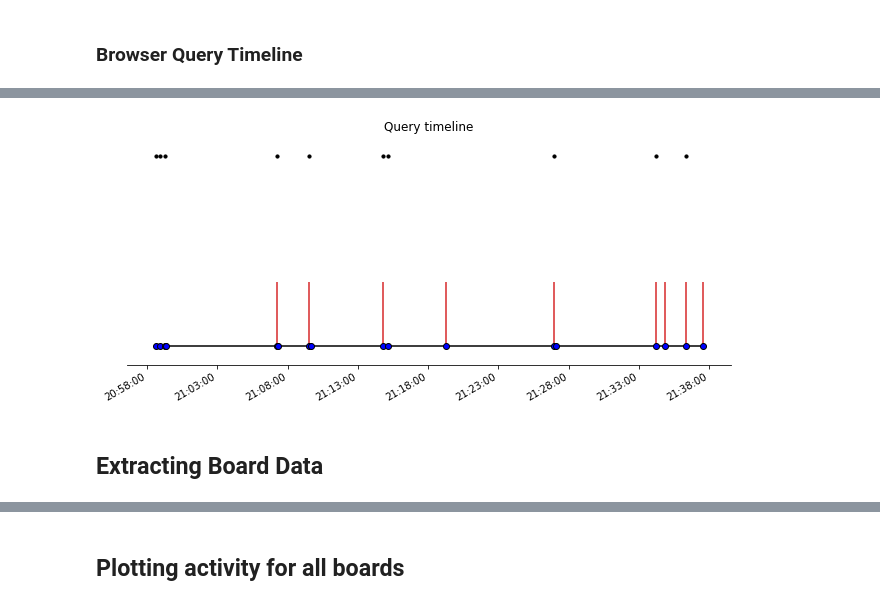
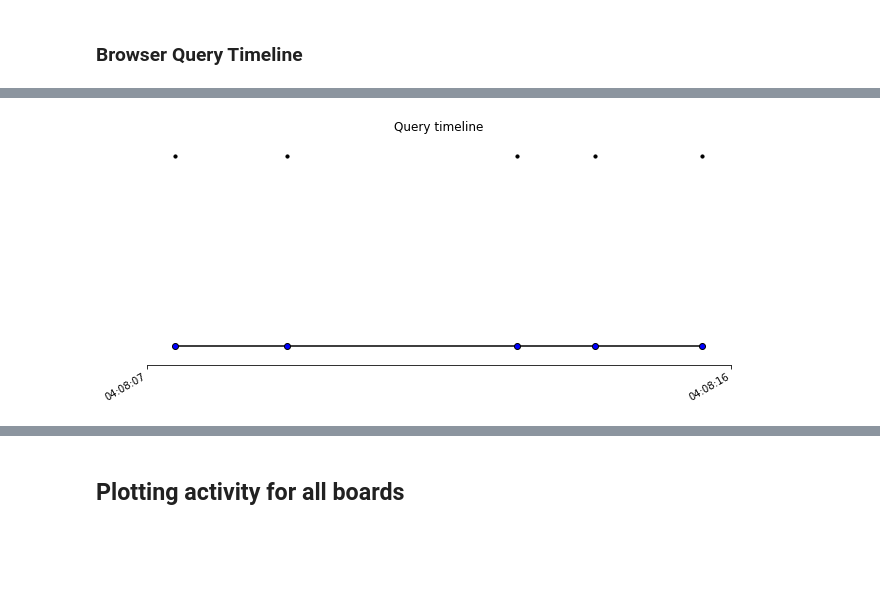
Before and after one commit to creativecolab/IntegratedSearch, a Jupyter notebook: DataAnalysis/DataCollection.ipynb, the cells around one changed output, grey strips where cells are left out. Cells and saved outputs as stored; diff of their text form; code cells hidden in the pictures; blank space fills up the shorter version.

```diff
--- a/DataAnalysis/DataCollection.ipynb
+++ b/DataAnalysis/DataCollection.ipynb
@@ -172,3 +150,4 @@ sidebarOpened_dict
 # %%
-browserHistory = db.child('browser_history').get()
-browserHistory = browserHistory.val()
+browser_df_joined =pd.read_csv('browser_df.csv')
+browser_df_joined['timestamp']= pd.to_datetime(browser_df_joined['timestamp'])
+browser_df_joined
@@ -290,25 +185,0 @@ suggestion_df[suggestion_df['boardId']=='o9J_lwi6_1c=']
-# %%
-browser_df_joined=browser_df.join(boardInfo,on='boardId', how='inner')#.sort_values(by='webpagesVisited')
-suggestion_df_joined=suggestion_df.join(boardInfo,on='boardId', how='inner')
-#suggestion_df_joined[suggestion_df_joined.suggestionText=='Biomedical waste']
-#suggestion_df_joined.groupby(['suggestionText']).size().sort_values()
-suggestion_df_joined['opened']='0'
-suggestion_df_joined['suggestionsQueried']='0'
-
-for index, row in suggestion_df_joined.iterrows():
-    queries_issued= browser_df_joined[browser_df_joined['query'].str.contains(row.suggestionText)]
-    #print(row)
-    if row.boardId in queries_issued.boardId.unique() :
-        suggestion_df_joined.loc[index, 'suggestionsQueried']=1
-        suggestion_df_joined.loc[index, 'opened']=1
-    else:
-        if row.studyType=='Sidebar':
-            if row.timestamp < sidebarOpened_dict[row.boardId]:
-                suggestion_df_joined.loc[index, 'opened']=1
-        elif row.studyType=='On Board':
-            if row.suggId in suggestionCircleClicked_dict[row.boardId]:
-                suggestion_df_joined.loc[index, 'opened']=1
-suggestion_df_joined=suggestion_df_joined.astype({'opened': 'int32', 'suggestionsQueried': 'int32'})
-suggestion_df_joined['timestamp'] = pd.to_datetime(suggestion_df_joined['timestamp'], format='%Y-%m-%dT%H:%M:%S.%f')
-
-suggestion_df_joined#[suggestion_df_joined[boardId]=='o9J_lwi6_1c=']
@@ -329,5 +185,0 @@ suggestion_df_joined#[suggestion_df_joined[boardId]=='o9J_lwi6_1c=']
-# %%
-browser_df_joined['timestamp'] = pd.to_datetime(browser_df_joined['timestamp'], format='%Y-%m-%dT%H:%M:%S.%f')
-browser_df_joined=browser_df_joined.astype({'webpagesVisited': 'int32', 'clickedFromMiro': 'int32'})
-browser_df_joined.sort_values('timestamp')
-#browser_df_joined[browser_df_joined['query'].str.contains('Biodiversity')]
@@ -544,13 +557,13 @@ create_suggestions_df(boardId)
 # %%
 
 df_miroqueries, df_queries = create_queries_df(boardId)
-print(df_queries.index)
+#print(df_queries.index)
 fig, ax = plt.subplots(figsize=(8.8, 4), constrained_layout=True)
 ax.set(title="Query timeline")
 levels = df_queries['webpagesVisited']
 ax.plot(df_queries.index, np.zeros_like(df_queries.index, dtype='int32'), "-o",color="k", markerfacecolor="b")
-ax.scatter(df_miroqueries.index, np.full_like(df_miroqueries.index, 3, dtype='int32'),10,marker="o",color="k")
-ax.vlines(df_queries.index, 0, levels, color="tab:red")
+ax.scatter(df_miroqueries.index, np.full_like(df_miroqueries.index, 1, dtype='int32'),10,marker="o",color="k")
+#ax.vlines(df_queries.index, 0, levels, color="tab:red")
 
 ax.xaxis.set_major_locator(mdates.MinuteLocator(interval=5))
 ax.xaxis.set_major_formatter(mdates.DateFormatter("%H:%M:%S"))
@@ -578,3 +581 @@ DatetimeIndex(['2021-09-14 20:58:39.110917', '2021-09-14 20:58:54.087584',
-[figure, old version]
+[figure, new version]
-# %% [markdown]
-## Extracting Board Data
```
Also changed, not shown: parts of 50 cells of this notebook, 4 other files.
